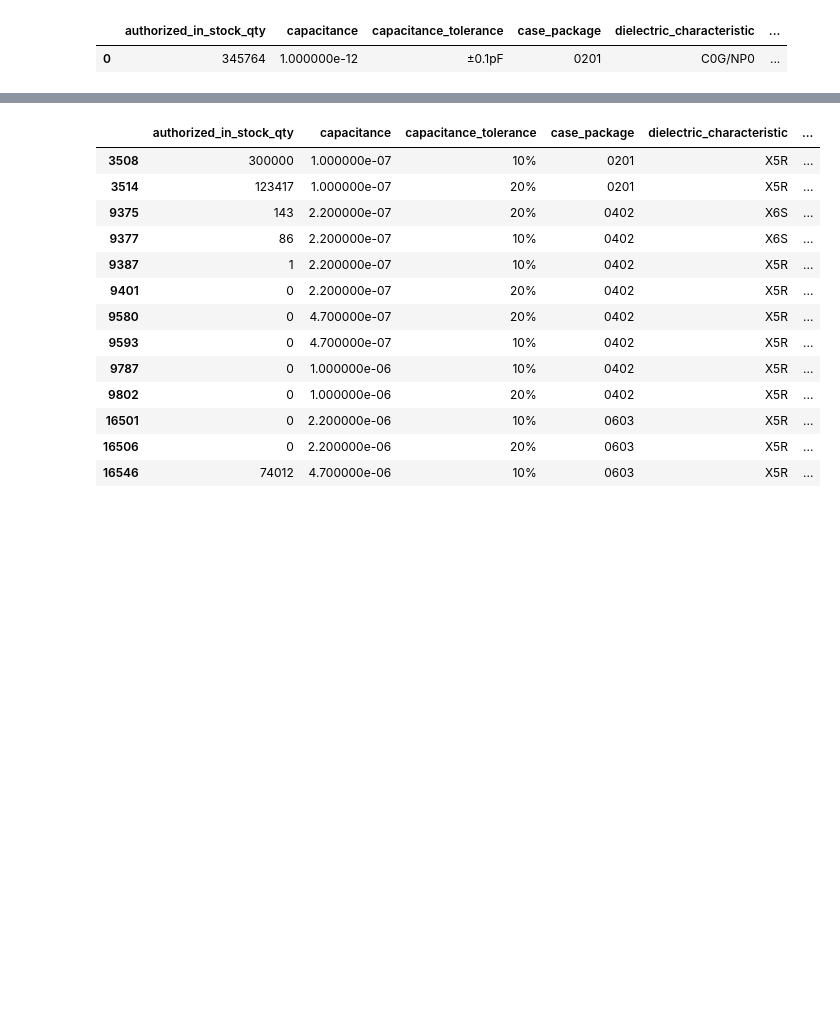
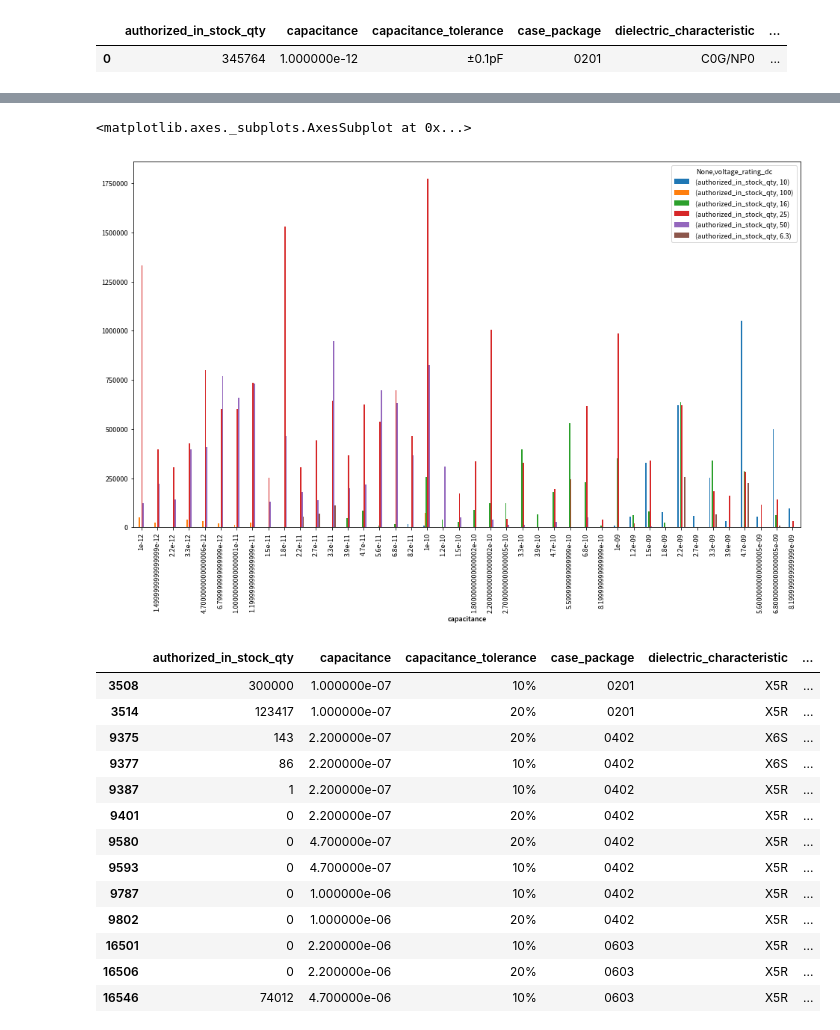
Before and after one commit to 2n3906/scottopart, a Jupyter notebook: notebooks/Capacitor Sourcing.ipynb, the cells around one changed output, grey strips where cells are left out. Drawn from its saved outputs; the diff is of its cells as text; code cells hidden in the pictures; blank space fills up the shorter version.

```diff
--- a/notebooks/Capacitor Sourcing.ipynb
+++ b/notebooks/Capacitor Sourcing.ipynb
@@ -232,0 +250,3 @@ piv.plot.bar()
+# %%
+piv = pd.pivot_table(df, index=["case_package", "capacitance"], columns=["dielectric_characteristic"], values=["authorized_in_stock_qty"], aggfunc=np.sum)
+piv.idxmax(axis=1).apply(lambda x: x[1])
@@ -233,3 +297,9 @@ piv.plot.bar()
+# %%
+fig, ax = plt.subplots(figsize=(16,9))
+piv.plot.bar(ax=ax)
+# %% [output]
+<matplotlib.axes._subplots.AxesSubplot at 0x...>
+[figure, added]
 # %%
 df[df['voltage_rating_dc'] == 'YA' ]
 # %% [output]
```
Also changed, not shown: parts of 23 cells of this notebook, 1 other file.
